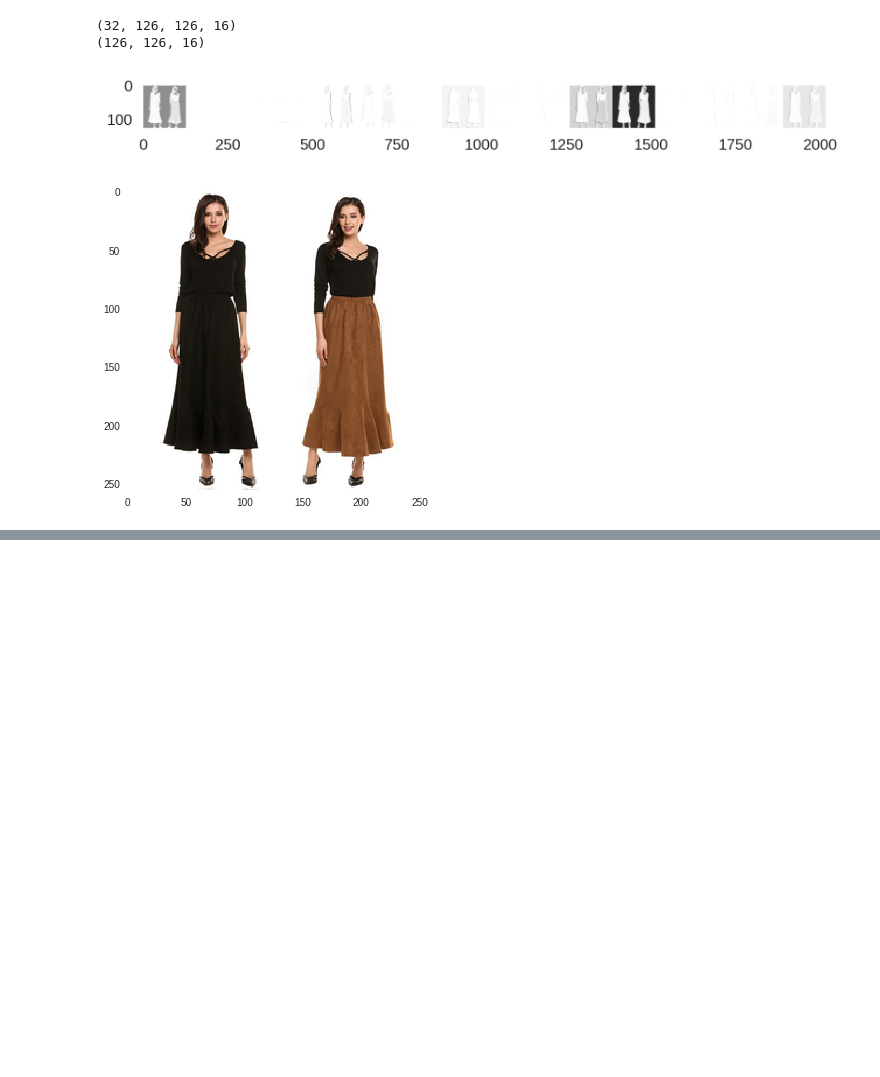
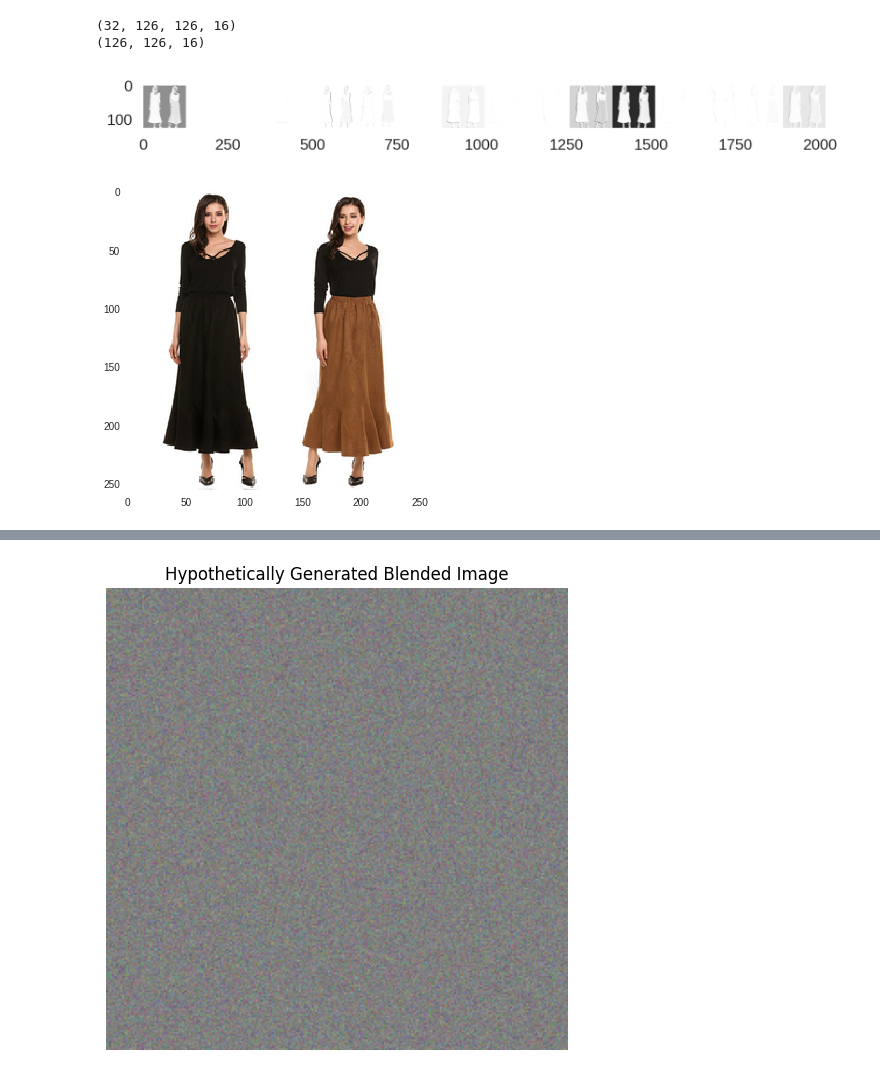
Before and after one commit to shivnath201326/my-affiliate-website, a Jupyter notebook: Untitled0.ipynb, the cells around one changed output, grey strips where cells are left out. Cells and saved outputs as stored; diff of their text form; code cells hidden in the pictures; blank space fills up the shorter version.

```diff
--- a/Untitled0.ipynb
+++ b/Untitled0.ipynb
@@ -456,0 +555,11 @@ plt.show()
+# %%
+num_frames_per_image = 15
+
+# Create frames by duplicating each image
+frames_image1 = [frame_1 for _ in range(num_frames_per_image)]
+framses_image2 = [frame_2 for _ in range(num_frames_per_image)]
+
+# Combine the frames
+frames = frames_image1 + framses_image2
+
+print(f"Total frames created: {len(frames)}")
@@ -456,0 +2882,70 @@ plt.show()
+# %%
+import torch
+import numpy as np
+from PIL import Image
+import matplotlib.pyplot as plt
+
+# --- Step 1: Load the Decoder Model (Hypothetical) ---
+# In a real scenario, you would load a pre-trained model here.
+# For example, if it were a PyTorch model:
+class DummyDecoder(torch.nn.Module):
+    def __init__(self, latent_dim=512, img_size=(256, 256)):
+        super().__init__()
+        self.latent_dim = latent_dim
+        self.img_size = img_size
+        # This is a very simplified dummy network, not a real image generator
+        self.fc = torch.nn.Linear(latent_dim, 3 * img_size[0] * img_size[1])
+
+    def forward(self, x):
+        # Simulate image generation: just expand latent to image size
+        x = self.fc(x)
+        x = x.view(-1, 3, self.img_size[0], self.img_size[1])
+        # Apply a sigmoid to get values between 0 and 1, like an image
+        return torch.sigmoid(x)
+
+decoder_model = DummyDecoder() # Instantiate the hypothetical decoder
+decoder_model.eval() # Set to evaluation mode if it's a PyTorch model
+
+print("Conceptual Decoder Model loaded (Dummy for demonstration).")
+
+# Assuming blended_latent_vector is already defined from previous steps
+# blended_latent_vector.shape should be torch.Size([512])
+if 'blended_latent_vector' not in locals():
+    print("blended_latent_vector not found, creating a dummy one for demonstration.")
+    blended_latent_vector = torch.randn(512) # Dummy if not available
+
+# --- Step 2: Ensure Latent Vector Format ---
+device = torch.device("cuda" if torch.cuda.is_available() else "cpu")
+blended_latent_vector = blended_latent_vector.to(device)
+blended_latent_vector_batch = blended_latent_vector.unsqueeze(0) # Add batch dimension: [1, 512]
+
+print(f"blended_latent_vector moved to {device} and reshaped to {blended_latent_vector_batch.shape}.")
+
+# --- Step 3: Pass Latent Vector to Decoder ---
+with torch.no_grad(): # Disable gradient calculation for inference
+    generated_image_tensor = decoder_model(blended_latent_vector_batch)
+
+print("Generated image tensor shape:", generated_image_tensor.shape)
+
+# --- Step 4: Post-process and Visualize ---
+# Convert to NumPy array
+generated_image_np = generated_image_tensor.squeeze(0) # Remove batch dimension: [3, 256, 256]
+generated_image_np = generated_image_np.permute(1, 2, 0) # Change from [C, H, W] to [H, W, C]
+generated_image_np = generated_image_np.cpu().numpy() # Move to CPU and convert to NumPy
+
+# Un-normalize and convert to uint8 (if the decoder outputs normalized values)
+# Assuming sigmoid output, values are 0-1, so multiply by 255
+generated_image_np = (generated_image_np * 255).astype(np.uint8)
+
+# Convert to PIL Image
+pil_image = Image.fromarray(generated_image_np)
+
+# Display the image
+plt.figure(figsize=(6, 6))
+plt.imshow(pil_image)
+plt.title("Hypothetically Generated Blended Image")
+plt.axis('off')
+plt.show()
+
+print("Conceptual image generation and display process completed.")
+# %% [output]
@@ -456,0 +2955 @@ plt.show()
+[figure, added]
```
Also changed, not shown: parts of 95 cells of this notebook.
